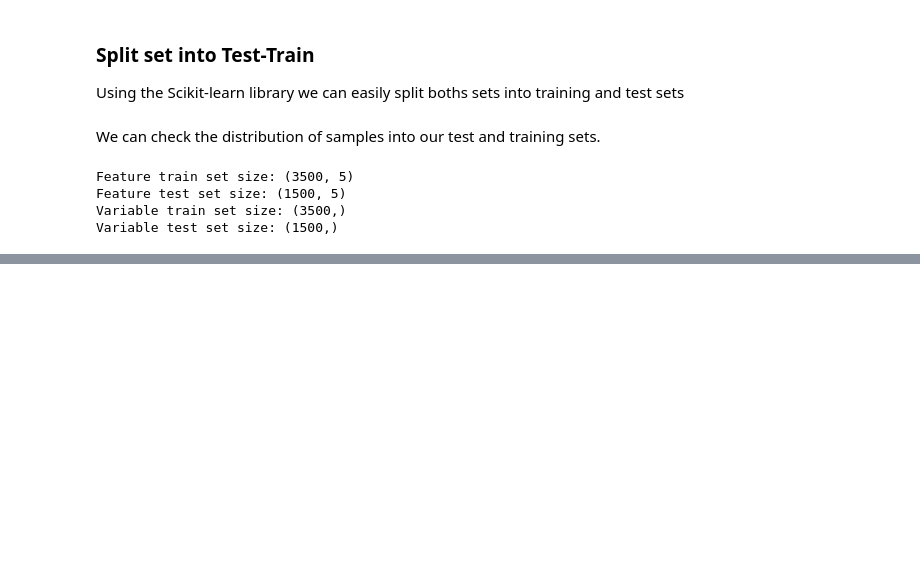
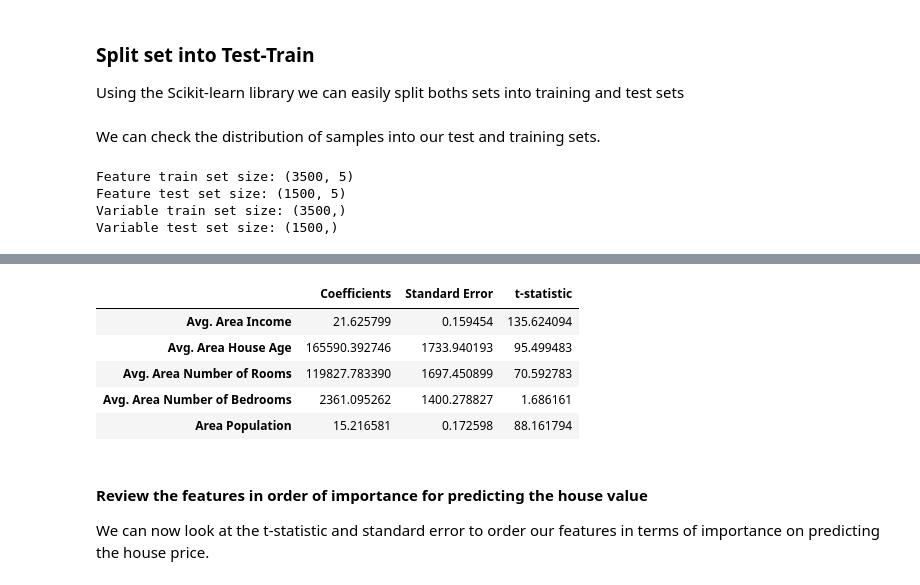
Before and after one commit to Eoincmcc/NLP-ML, a Jupyter notebook: linearRegression.ipynb, the cells around one changed output, grey strips where cells are left out. Drawn from its saved outputs; the diff is of its cells as text; code cells hidden in the pictures; blank space fills up the shorter version.

Commit message:
LinearRegression work notes on statistics added

```diff
--- a/linearRegression.ipynb
+++ b/linearRegression.ipynb
@@ -190,0 +191,5 @@ Here we start using linear regression to create a linear
+# %%
+from sklearn.linear_model import LinearRegression
+from sklearn import metrics
+
+lm = LinearRegression()
@@ -190,0 +200,2 @@ Here we start using linear regression to create a linear
+# %%
+lm.fit(X_train, y_train)
@@ -190,0 +224,3 @@ Here we start using linear regression to create a linear
+# %%
+cdf = pd.DataFrame(data=lm.coef_, index=X_train.columns, columns=["Coefficients"])
+cdf
@@ -190,0 +247,29 @@ Here we start using linear regression to create a linear
+# %%
+n_samples = X_train.shape[0]    # no. of samples in population
+k_groups = X_train.shape[1]     # no. of different groups
+degreesFreedomNumerator = n_samples - k_groups
+
+train_pred=lm.predict(X_train)
+train_error = np.square(train_pred - y_train)
+sum_error = np.sum(train_error)
+
+standard_err = [0,0,0,0,0]
+
+for i in range(k_groups):
+    r = (sum_error/degreesFreedomNumerator)
+    r = r/np.sum(np.square(X_train[list(X_train.columns)[i]]-X_train[list(X_train.columns)[i]].mean()))
+    standard_err[i]=np.sqrt(r)
+
+cdf['Standard Error']=standard_err
+cdf['t-statistic']=cdf['Coefficients']/cdf['Standard Error']
+cdf
+# %% [output]
+|  | Coefficients | Standard Error | t-statistic |
+| Avg. Area Income | 21.625799 | 0.159454 | 135.624094 |
+| Avg. Area House Age | 165590.392746 | 1733.940193 | 95.499483 |
+| Avg. Area Number of Rooms | 119827.783390 | 1697.450899 | 70.592783 |
+| Avg. Area Number of Bedrooms | 2361.095262 | 1400.278827 | 1.686161 |
+| Area Population | 15.216581 | 0.172598 | 88.161794 |
+# %% [markdown]
+#### Review the features in order of importance for predicting the house value
+We can now look at the t-statistic and standard error to order our features in terms of importance on predicting the house price.
```
Also changed, not shown: parts of 11 cells of this notebook.
